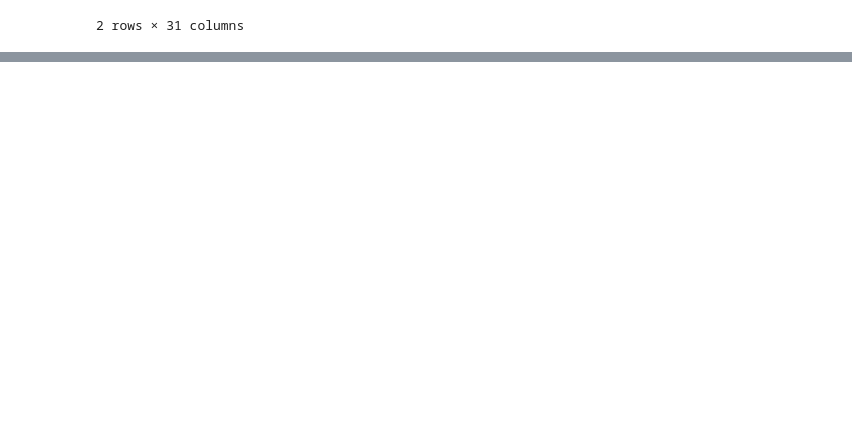
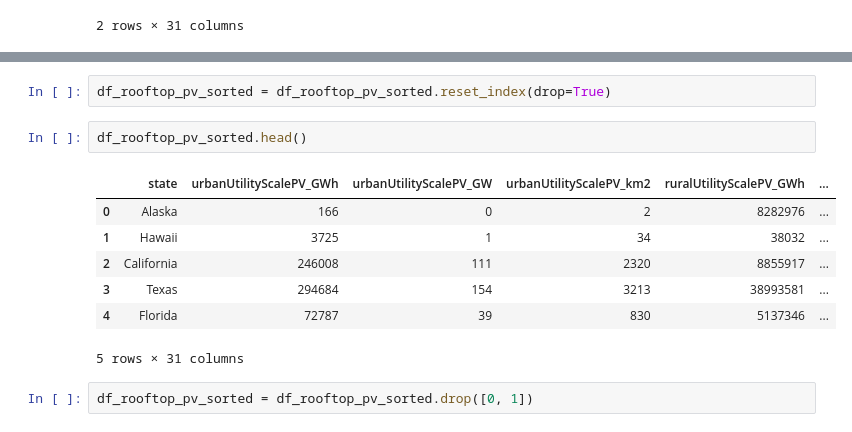
Before and after one commit to nikomc/US_energy_potential, a Jupyter notebook: code/analysis/US_energy_potential_exploratory.ipynb, the cells around one changed output, grey strips where cells are left out. Drawn from its saved outputs; the diff is of its cells as text; blank space fills up the shorter version.

```diff
--- a/code/analysis/US_energy_potential_exploratory.ipynb
+++ b/code/analysis/US_energy_potential_exploratory.ipynb
@@ -28,0 +88,14 @@ df.head(2)
+# %%
+df_rooftop_pv_sorted = df_rooftop_pv_sorted.reset_index(drop=True)
+# %%
+df_rooftop_pv_sorted.head()
+# %% [output]
+|  | state | urbanUtilityScalePV_GWh | urbanUtilityScalePV_GW | urbanUtilityScalePV_km2 | ruralUtilityScalePV_GWh | ... |
+| 0 | Alaska | 166 | 0 | 2 | 8282976 | ... |
+| 1 | Hawaii | 3725 | 1 | 34 | 38032 | ... |
+| 2 | California | 246008 | 111 | 2320 | 8855917 | ... |
+| 3 | Texas | 294684 | 154 | 3213 | 38993581 | ... |
+| 4 | Florida | 72787 | 39 | 830 | 5137346 | ... |
+5 rows × 31 columns
+# %%
+df_rooftop_pv_sorted = df_rooftop_pv_sorted.drop([0, 1])
```
Also changed, not shown: parts of 9 cells of this notebook, 5 other files.
